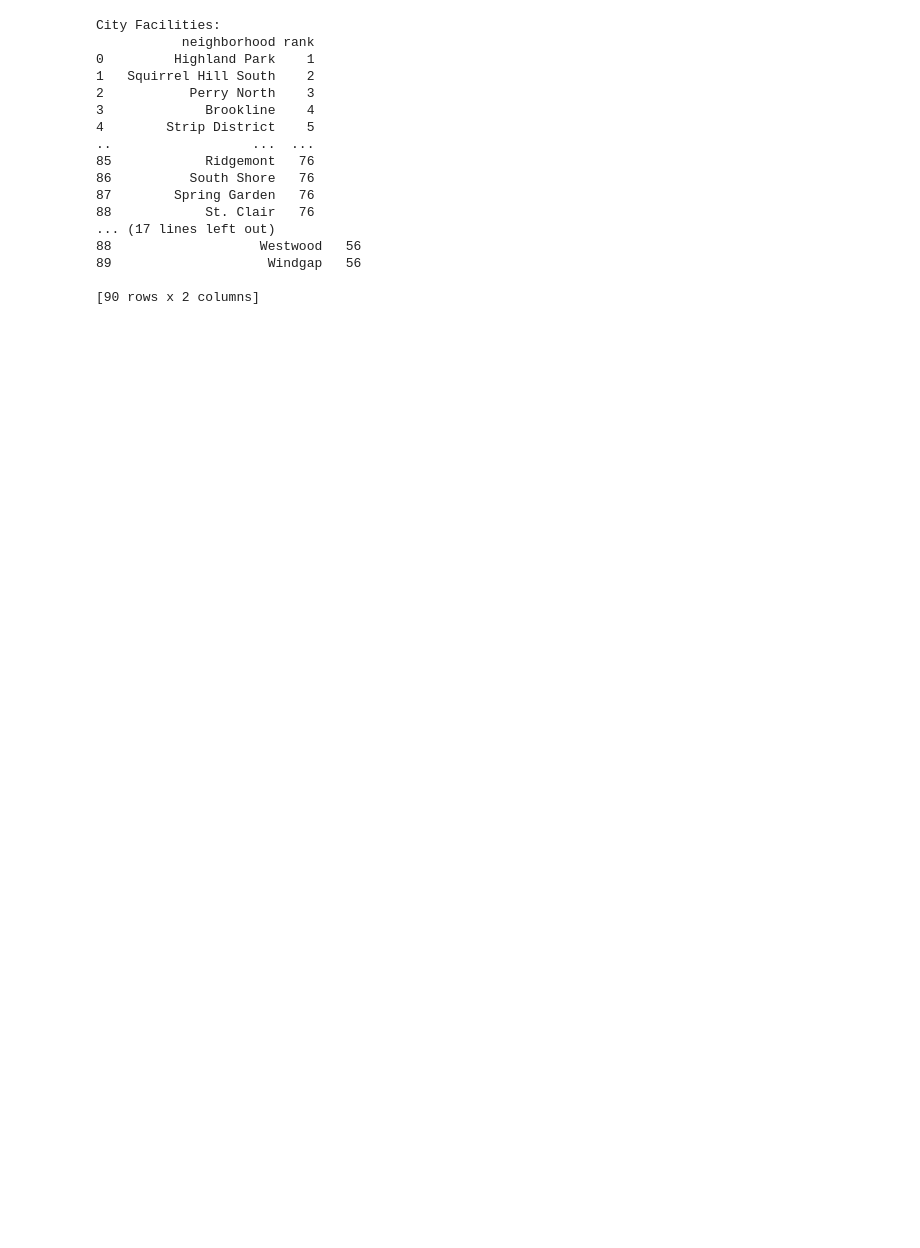
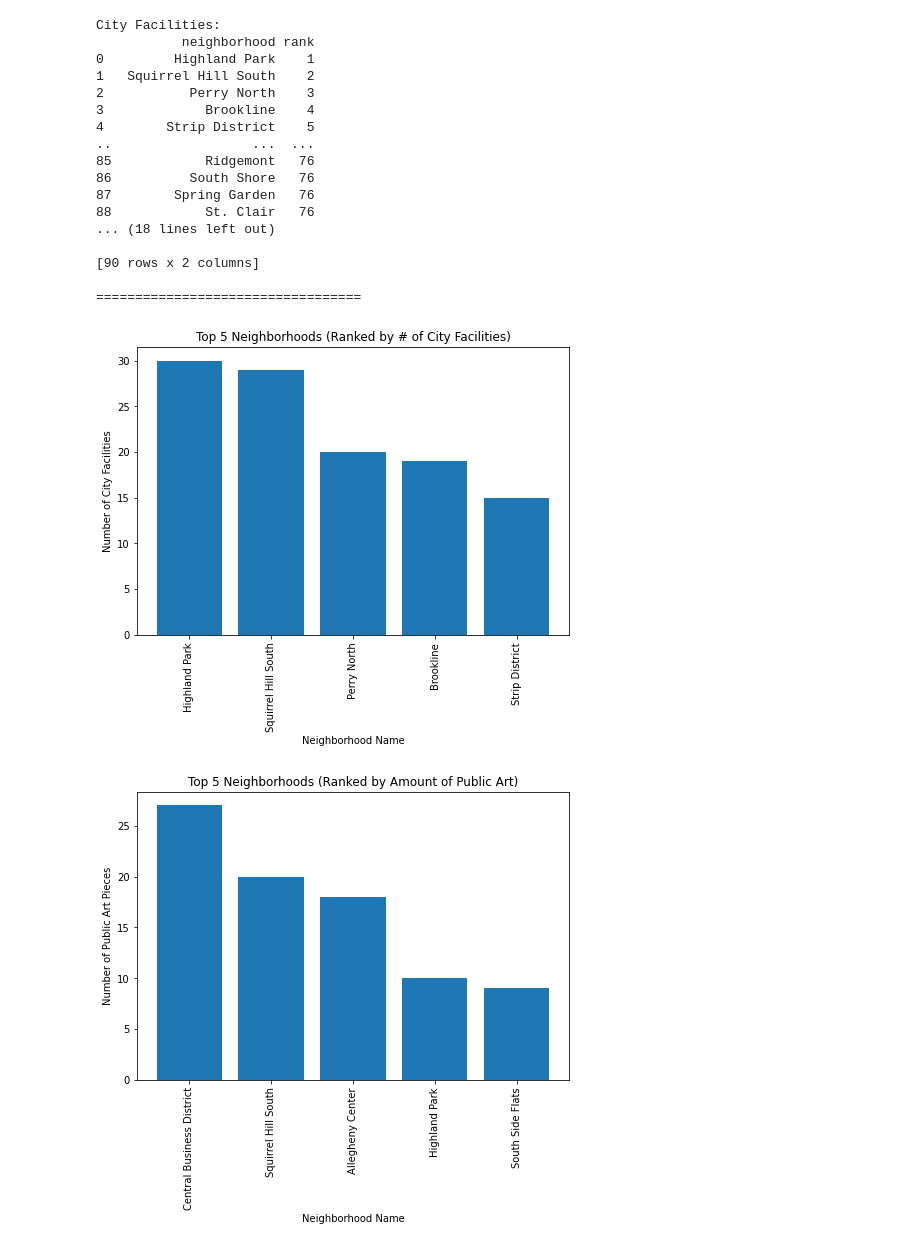
Before and after one commit to nij-patel/BestNeighborhoodFinalProject, a Jupyter notebook: Public-Life.ipynb, the cells around one changed output. Drawn from its saved outputs; the diff is of its cells as text; code cells hidden in the pictures; blank space fills up the shorter version.

Commit message:
Updated "Public-Life" Jupyter Notebook

```diff
--- a/Public-Life.ipynb
+++ b/Public-Life.ipynb
@@ -1,11 +15,7 @@
 # %%
-# This file processes the data in the “Public Life” category of the ranking system. This category is looking at
-# two different data sets. One which looks at the number of public city facilities in a neighborhood and one
-# which looks at the amount of public art in a neighborhood. The more a neighborhood has of either of these two
-# things, the higher that neighborhood will rank.
-# Author: Paolo Hidalgo (phidalgodiblasio)
-
 # Import libraries
+import matplotlib.pyplot as plt
+import numpy as np
 import pandas as pd
 
 def main():
@@ -27,10 +37,31 @@ def main():
     print("City Facilities:")
     print(facilities_ranked)
 
-    print("\n==================================\n")
+    print("\n")
 
     print("Public Art:")
     print(art_ranked)
+
+    print("\n==================================\n")
+
+    facilities_bar = plt.figure().add_axes([0,0,1,1])
+    load_bar(facilities_bar, facilities) # add data to bar graph
+    facilities_bar.set_title("Top 5 Neighborhoods (Ranked by # of City Facilities)")
+    facilities_bar.set_xlabel("Neighborhood Name")
+    facilities_bar.set_ylabel("Number of City Facilities")
+    plt.xticks(rotation = 90)
+    plt.show()
+
+    print("\n")
+
+    art_bar = plt.figure().add_axes([0, 0, 1, 1])
+    load_bar(art_bar, art) # add data to bar graph
+    art_bar.set_title("Top 5 Neighborhoods (Ranked by Amount of Public Art)")
+    art_bar.set_xlabel("Neighborhood Name")
+    art_bar.set_ylabel("Number of Public Art Pieces")
+    plt.xticks(rotation = 90)
+    plt.show()
+
 
 def rank_data(df):
     df_ranked = pd.DataFrame(columns=['neighborhood', 'rank'])
@@ -42,33 +73,50 @@ def rank_data(df):
         df_ranked.at[i, "rank"] = i + 1
         i += 1
 
     # Rank neighborhoods not in df
     r = i + 1
     for n in open('neighborhoods.txt', 'r').read().splitlines():
         # If neighborhood not in file, add it to the end
         if not(df_ranked["neighborhood"].str.contains(n).any()):
             df_ranked.at[i, "neighborhood"] = n
             df_ranked.at[i, "rank"] = r
             i += 1
 
     return df_ranked
 
+def load_bar(ax, df):
+    x = [0, 0, 0, 0, 0] # Array for x-axis. Holds neighborhood names.
+    y = [0, 0, 0, 0, 0] # Array for y-axis. Holds neighborhood data.
+
+    # Rank neighborhoods and their data to axis
+    i = 0
+    for n, d in df["neighborhood"].value_counts().sort_values(ascending = False).iteritems():
+        if i >= 5:
+            ax.bar(x, y)
+            return
+        else:
+            x[i] = n;
+            y[i] = d;
+            i += 1
+
 main()
 # %% [output]
 City Facilities:
            neighborhood rank
 0         Highland Park    1
 1   Squirrel Hill South    2
 2           Perry North    3
 3             Brookline    4
 4        Strip District    5
 ..                  ...  ...
 85            Ridgemont   76
 86          South Shore   76
 87        Spring Garden   76
 88            St. Clair   76
-... (17 lines left out)
-88                   Westwood   56
-89                    Windgap   56
+... (18 lines left out)
 
 [90 rows x 2 columns]
+
+==================================
+[figure, added]
+[figure, added]
```
Also changed, not shown: parts of 4 cells of this notebook.
